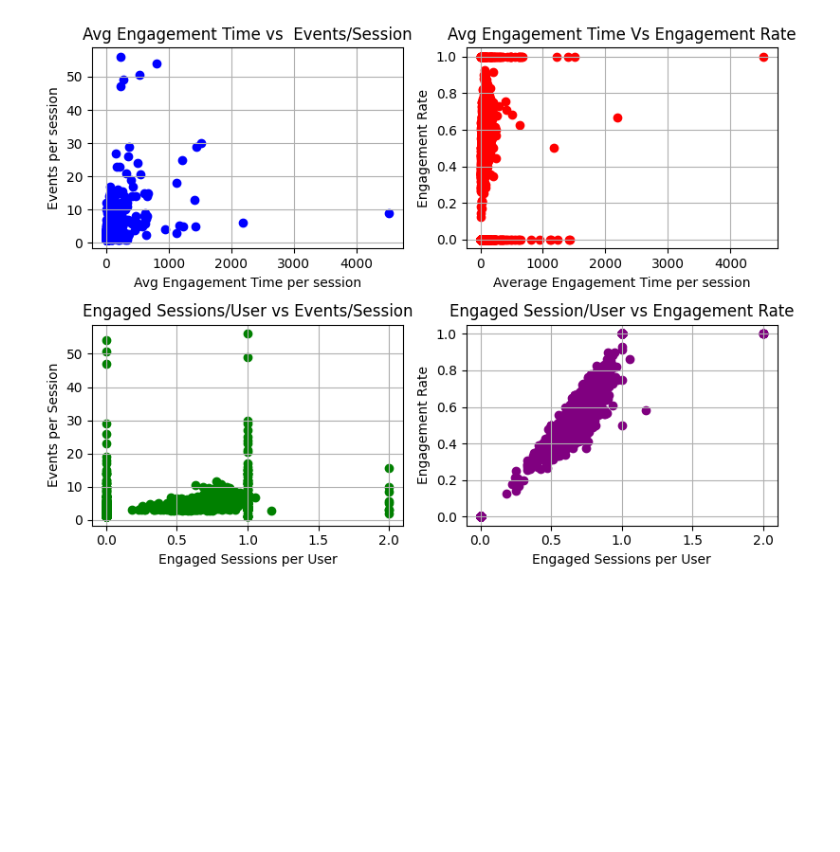
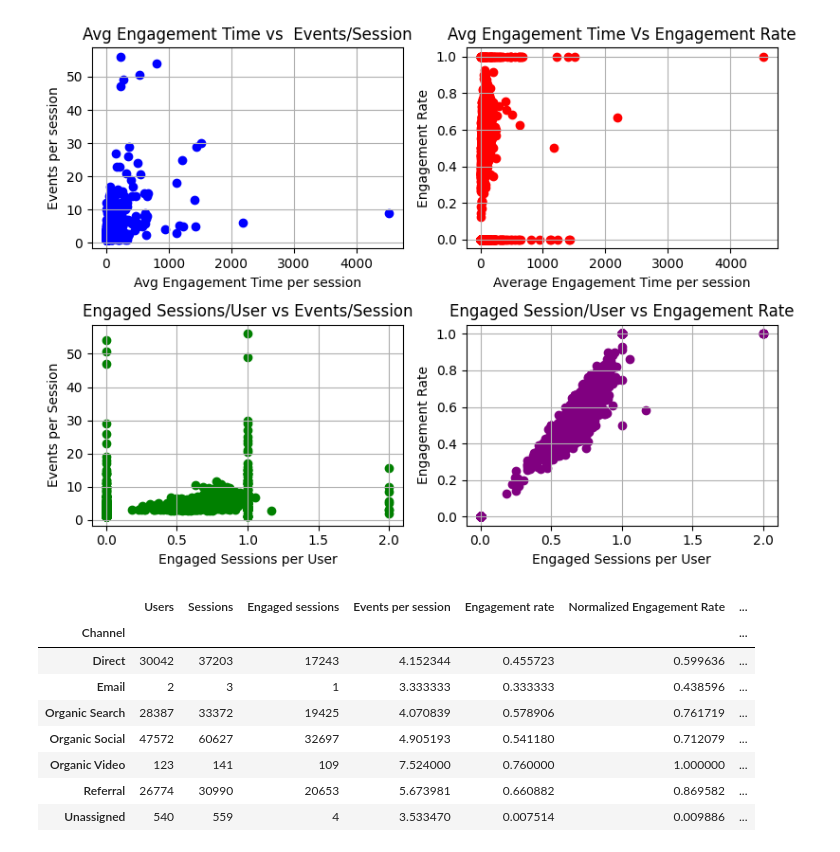
Before and after one commit to KrishKanojia/Data-Science-Practice, a Jupyter notebook: 2_Website_performance_analysis.ipynb, the cells around one changed output. Cells and saved outputs as stored; diff of their text form; code cells hidden in the pictures; blank space fills up the shorter version.

```diff
--- a/2_Website_performance_analysis.ipynb
+++ b/2_Website_performance_analysis.ipynb
@@ -165,3 +166,28 @@ plt.tight_layout()
 plt.show()
 # %% [output]
 [figure]
+# %%
+# group data by channel and aggregate necessary metrics
+channel_performance = df.groupby("Channel").agg({
+    "Users" : "sum",
+    "Sessions" : "sum",
+    "Engaged sessions": "sum",
+    "Events per session" : "mean",
+    "Engagement rate" : "mean"
+  })
+
+# normalize Engagement rate and events per session for comparison
+channel_performance['Normalized Engagement Rate'] = channel_performance['Engagement rate'] / channel_performance['Engagement rate'].max()
+channel_performance['Normalized Events per Session'] = channel_performance['Events per session'] / channel_performance['Events per session'].max()
+
+channel_performance
+# %% [output]
+|  | Users | Sessions | Engaged sessions | Events per session | Engagement rate | Normalized Engagement Rate | ... |
+| Channel |  |  |  |  |  |  | ... |
+| Direct | 30042 | 37203 | 17243 | 4.152344 | 0.455723 | 0.599636 | ... |
+| Email | 2 | 3 | 1 | 3.333333 | 0.333333 | 0.438596 | ... |
+| Organic Search | 28387 | 33372 | 19425 | 4.070839 | 0.578906 | 0.761719 | ... |
+| Organic Social | 47572 | 60627 | 32697 | 4.905193 | 0.541180 | 0.712079 | ... |
+| Organic Video | 123 | 141 | 109 | 7.524000 | 0.760000 | 1.000000 | ... |
+| Referral | 26774 | 30990 | 20653 | 5.673981 | 0.660882 | 0.869582 | ... |
+| Unassigned | 540 | 559 | 4 | 3.533470 | 0.007514 | 0.009886 | ... |
```
Also changed, not shown: parts of 3 cells of this notebook.
